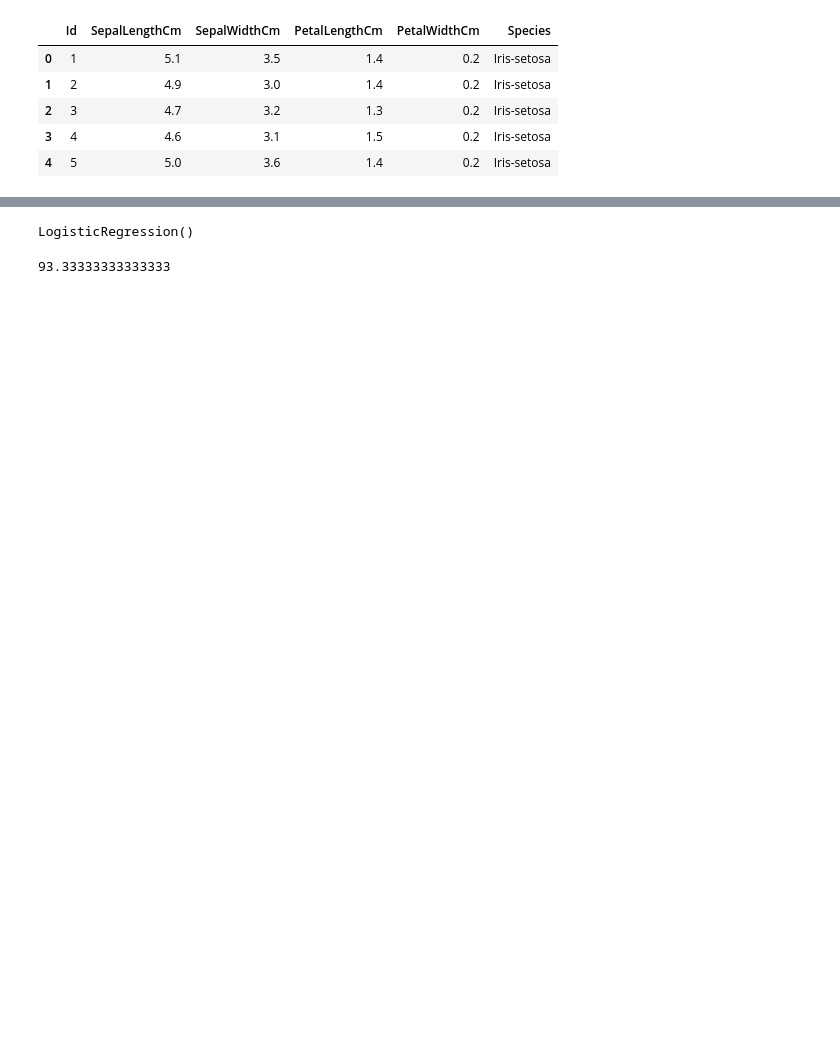
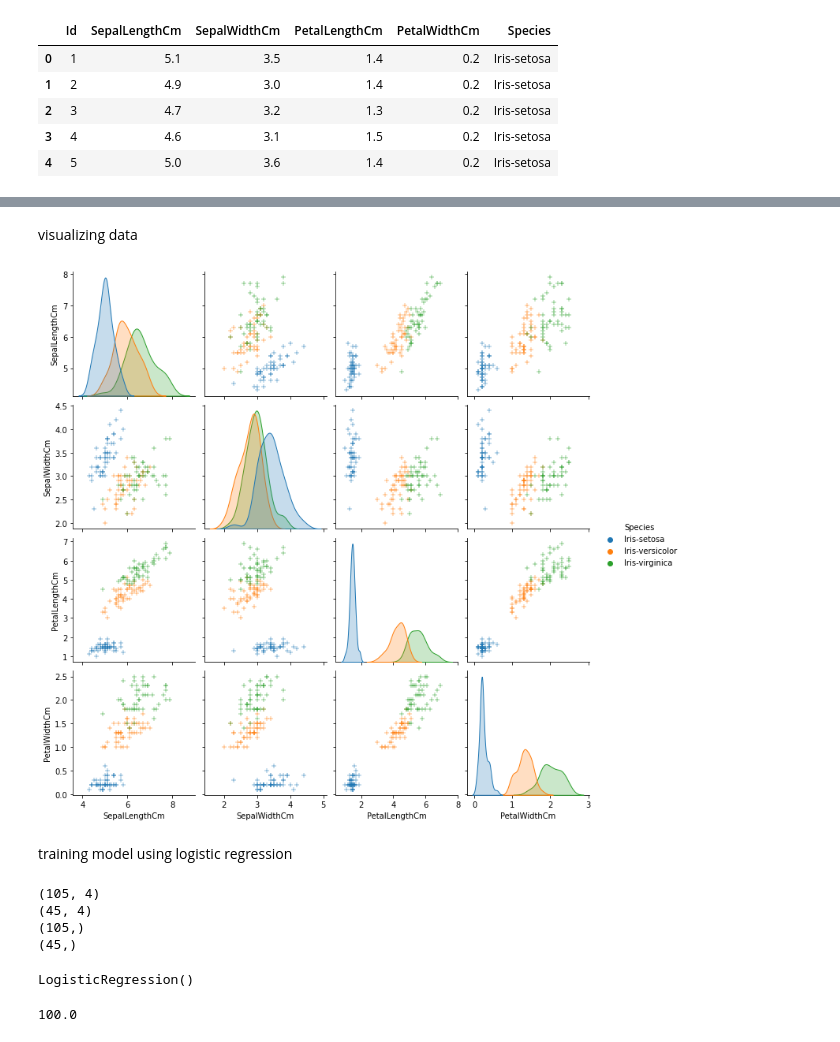
Before and after one commit to Cuberswarm/OIBSIP, a Jupyter notebook: irisclassification.ipynb, the cells around one changed output, grey strips where cells are left out. Saved outputs shown, nothing was run; the diff lists cells and outputs as text; code cells hidden in the pictures; blank space fills up the shorter version.

```diff
--- a/irisclassification.ipynb
+++ b/irisclassification.ipynb
@@ -9,5 +13,5 @@ import seaborn as sns
 # %%
-df = pd.read_csv("/content/sample_data/Iris.csv")
+df = pd.read_csv("/content/Iris.csv")
 # %%
 df.head()
 # %% [output]
@@ -27,2 +74,11 @@ y=data[:,4]
+# %% [markdown]
+visualizing data
+# %%
+sns.pairplot(df, hue='Species', markers='+')
+plt.show()
+# %% [output]
+[figure, added]
+# %% [markdown]
+training model using logistic regression
 # %%
 from sklearn.model_selection import train_test_split
@@ -30,3 +86,13 @@ x_train,x_test,y_train,y_test=train_test_split(x,y,test_size=0.2)
+# %%
+print(x_train.shape)
+print(x_test.shape)
+print(y_train.shape)
+print(y_test.shape)
+# %% [output]
+(105, 4)
+(45, 4)
+(105,)
+(45,)
 # %%
 from sklearn.linear_model import LogisticRegression
 model_LR=LogisticRegression()
@@ -34,8 +100,8 @@ model_LR.fit(x_train,y_train)
 # %% [output]
 LogisticRegression()
 # %%
-prediction=model_LR.predict(x_test)
+accuracy=model_LR.predict(x_test)
 from sklearn.metrics import accuracy_score
 print(accuracy_score(y_test,prediction)*100)
 # %% [output]
-93.33333333333333
+100.0
```
Also changed, not shown: parts of 7 cells of this notebook.
